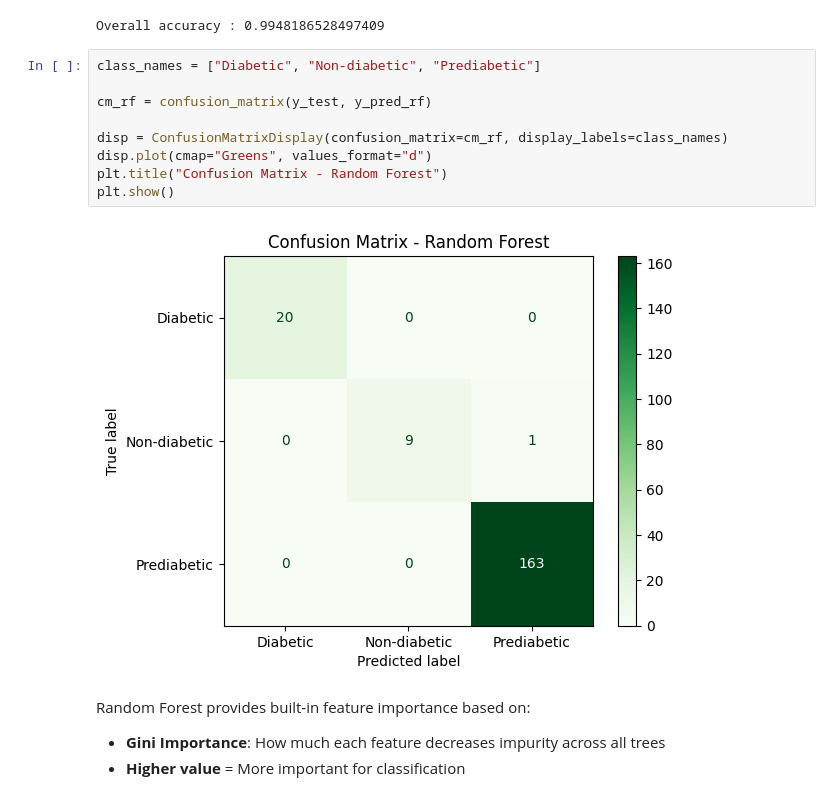
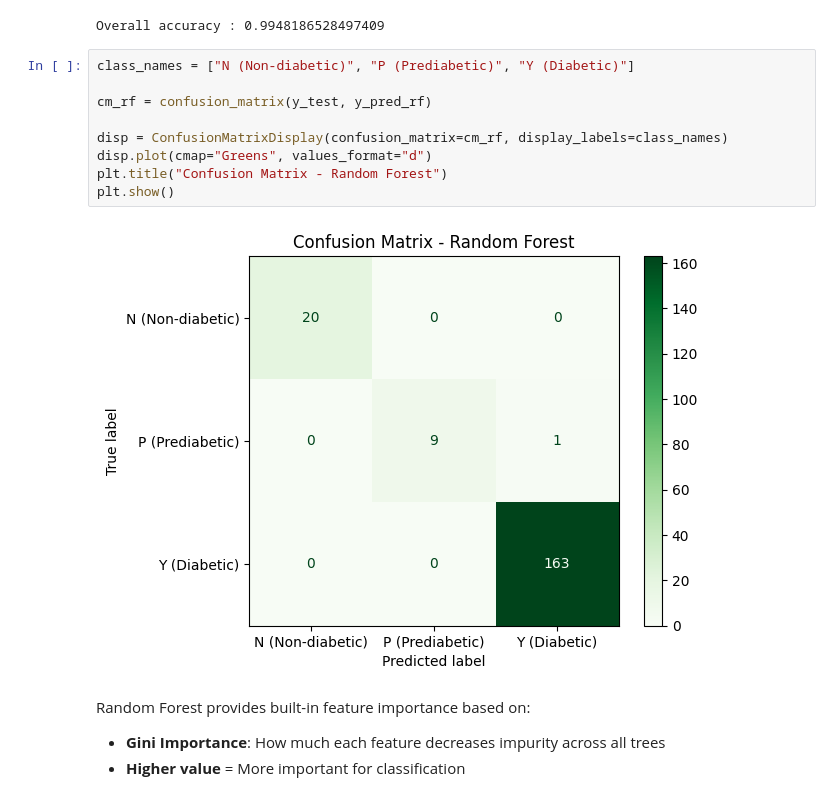
Before and after one commit to samirdahal888/Diabetes_Classification, a Jupyter notebook: notebooks/classifiaction/random_forest.ipynb, the cells around one changed output. Saved outputs shown, nothing was run; the diff lists cells and outputs as text.

```diff
--- a/notebooks/classifiaction/random_forest.ipynb
+++ b/notebooks/classifiaction/random_forest.ipynb
@@ -120,16 +120,16 @@ print(f"Overall accuracy : {accuracy_rf}")
 # %% [output]
 Overall accuracy : 0.9948186528497409
 # %%
-class_names = ["Diabetic", "Non-diabetic", "Prediabetic"]
+class_names = ["N (Non-diabetic)", "P (Prediabetic)", "Y (Diabetic)"]
 
 cm_rf = confusion_matrix(y_test, y_pred_rf)
 
 disp = ConfusionMatrixDisplay(confusion_matrix=cm_rf, display_labels=class_names)
 disp.plot(cmap="Greens", values_format="d")
 plt.title("Confusion Matrix - Random Forest")
 plt.show()
 # %% [output]
-[figure, old version]
+[figure, new version]
 # %% [markdown]
 Random Forest provides built-in feature importance based on:
 - **Gini Importance**: How much each feature decreases impurity across all trees
```
Also changed, not shown: 1 other file.
